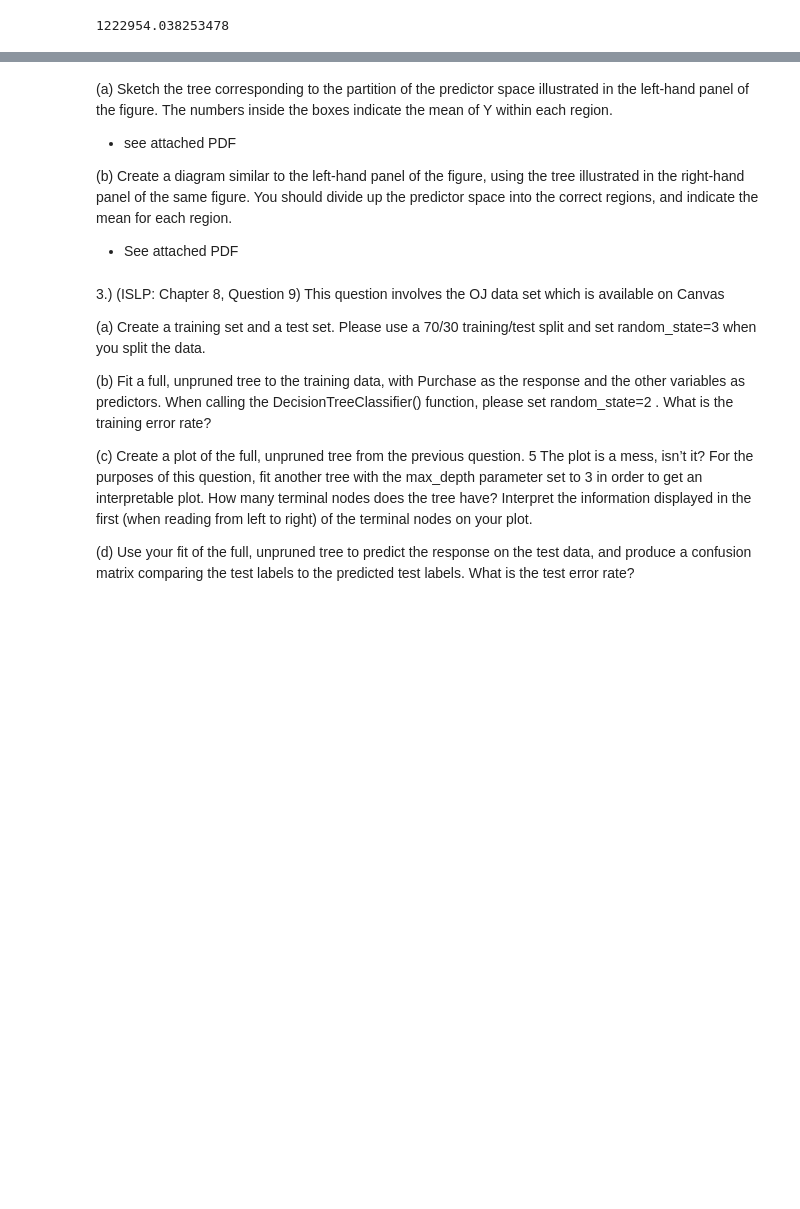
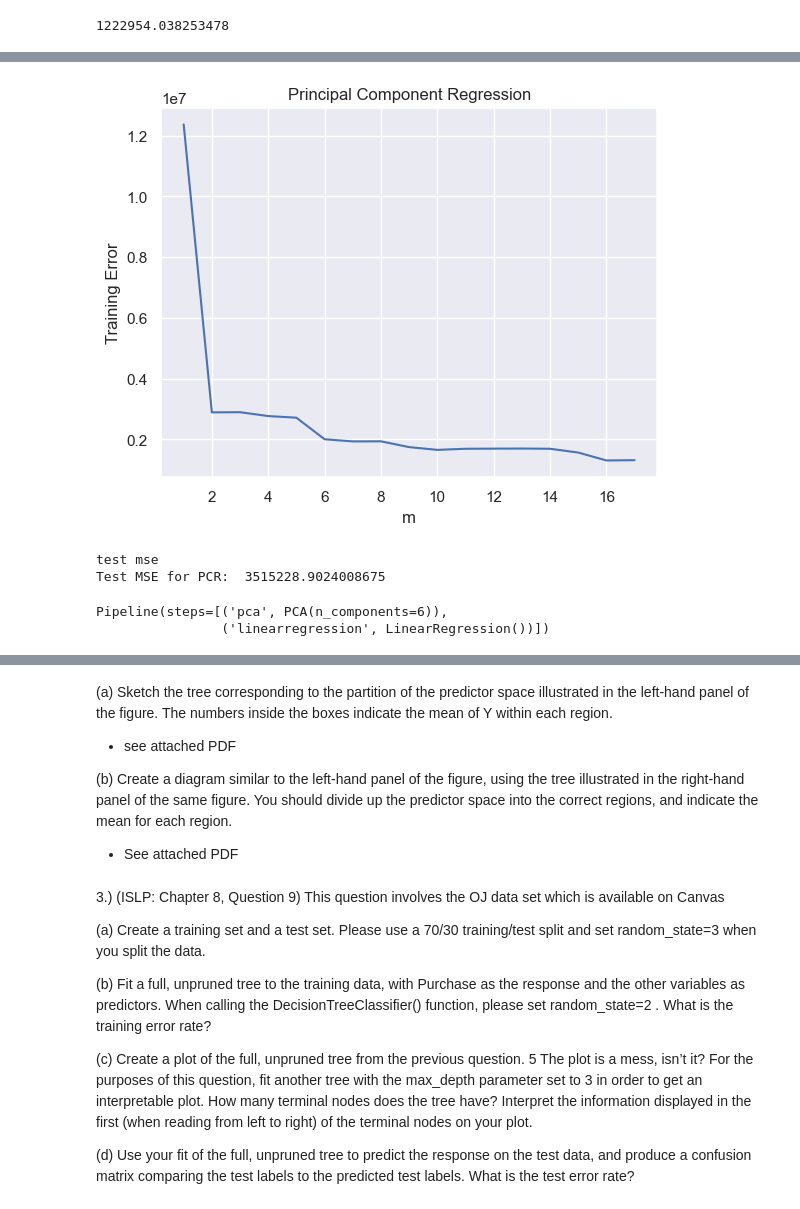
Before and after one commit to nhthom/HW7, a Jupyter notebook: hw7.ipynb, the cells around one changed output, grey strips where cells are left out. Saved outputs shown, nothing was run; the diff lists cells and outputs as text; code cells hidden in the pictures; blank space fills up the shorter version.

```diff
--- a/hw7.ipynb
+++ b/hw7.ipynb
@@ -154,0 +86,74 @@ pls_nator(college)
+# %%
+#c
+def elbow_pcr_nator(df):
+    X = df.drop(['Apps', 'Unnamed: 0'], axis=1)
+    y = df['Apps']
+
+    # Split data into training and testing sets
+    X_train, X_test, y_train, y_test = train_test_split(X, y, test_size=0.5, random_state=1)
+    scalar = StandardScaler()
+    scalar.fit(X_train)
+    X_train_scaled = scalar.transform(X_train)
+    X_test_scaled = scalar.transform(X_test)
+
+    # Storing the MSEs
+    train_error = {}
+
+    # Perform PCR for all possible number of principal components
+    for m in range(1, len(X_train.columns)+1):
+        pcr = make_pipeline(
+            StandardScaler(), # First Transformer - scale the data
+            PCA(n_components=m), # Second Transformer - PCA to find M number of principal components
+            LinearRegression()
+        ).fit(X_train, y_train)
+
+        train_error[m] = np.mean(-1 *cross_val_score(pcr, X_train_scaled,
+                        y_train, cv=KFold(n_splits=10,
+                    random_state=1,
+                    shuffle=True), scoring='neg_mean_squared_error'))
+
+    # Visualize the results:
+    # graph train_error by m number of principle component features
+    fig, ax = plt.subplots(facecolor='white')
+    ax.plot(list(train_error.keys()), list(train_error.values()))
+    ax.set_xlabel('m')
+    ax.set_ylabel('Training Error')
+    ax.set_title('Principal Component Regression')
+
+    plt.show()
+    print('test mse', )
+
+    return pcr
+
+elbow_pcr_nator(college)
+
+def min_error_pcr(df):
+    X = df.drop(['Apps', 'Unnamed: 0'], axis=1)
+    y = df['Apps']
+
+    # Split data into training and testing sets
+    X_train, X_test, y_train, y_test = train_test_split(X, y, test_size=0.5, random_state=1)
+    scalar = StandardScaler()
+    scalar.fit(X_train)
+    X_train_scaled = scalar.transform(X_train)
+    X_test_scaled = scalar.transform(X_test)
+
+    pcr = make_pipeline(PCA(n_components=.5), LinearRegression())
+    pcr = make_pipeline(PCA(n_components=6), LinearRegression())
+    # Fit the PCR pipeline on the training data
+    pcr.fit(X_train_scaled, y_train)
+    # Assess the fit using the test data
+    y_predict = pcr.predict(X_test_scaled)
+    #obtain the test error
+    test_mse = mean_squared_error(y_test, y_predict)
+    print("Test MSE for PCR: ", test_mse)
+
+    return pcr
+
+min_error_pcr(college)
+# %% [output]
+[figure, added]
+test mse
+Test MSE for PCR:  3515228.9024008675
+Pipeline(steps=[('pca', PCA(n_components=6)),
+                ('linearregression', LinearRegression())])
```
Also changed, not shown: parts of 3 cells of this notebook.
